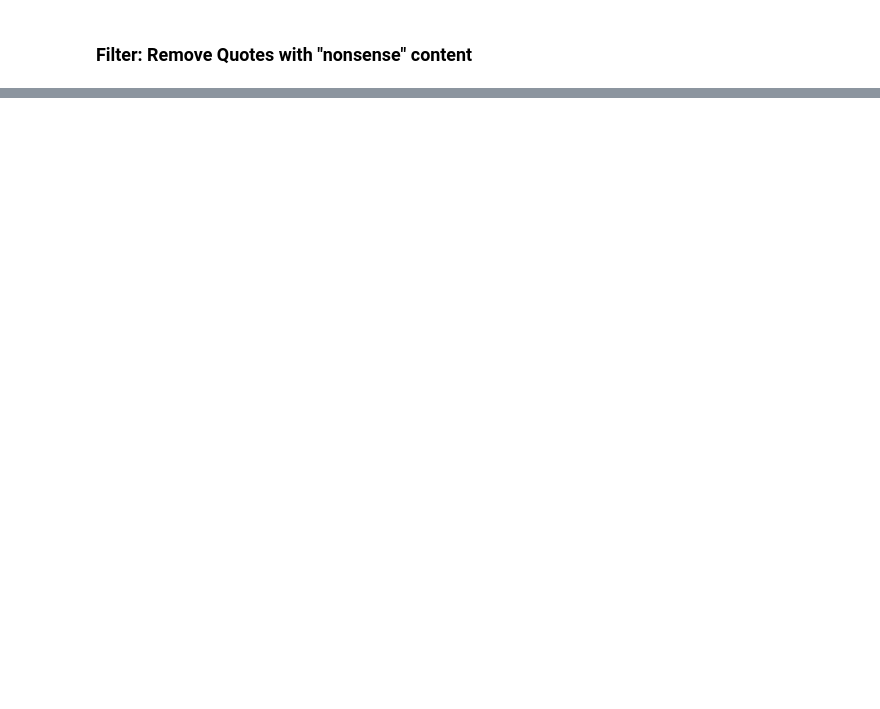
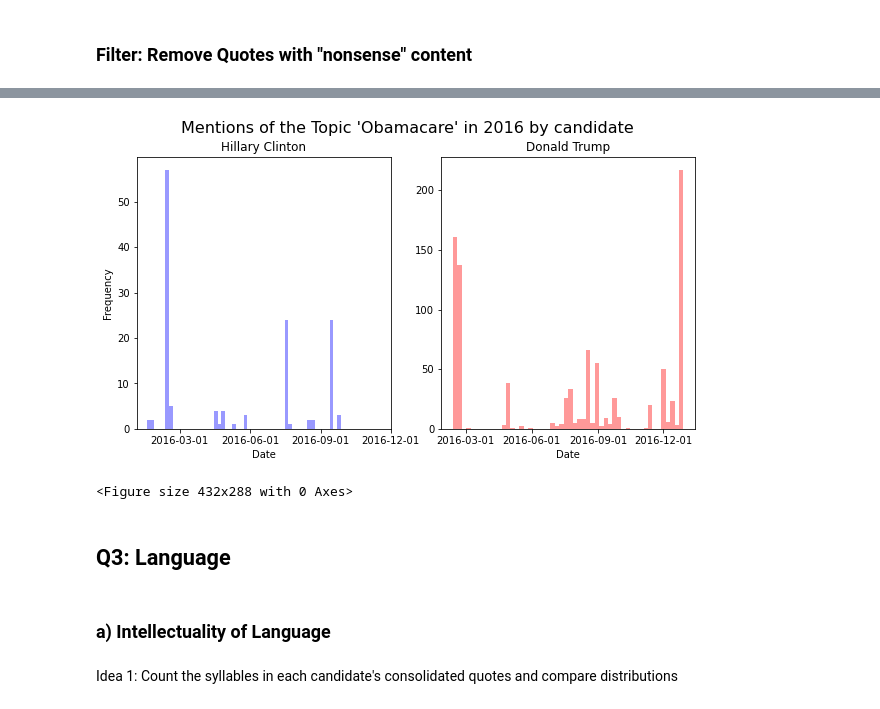
Before and after one commit to epfl-ada/ada-2021-project-radar, a Jupyter notebook: Milestone2.ipynb, the cells around one changed output, grey strips where cells are left out. Drawn from its saved outputs; the diff is of its cells as text; code cells hidden in the pictures; blank space fills up the shorter version.

```diff
--- a/Milestone2.ipynb
+++ b/Milestone2.ipynb
@@ -87,0 +443,42 @@ PROBAS_CUTOFF_VALUE = 0.4
+# %%
+def quote_topics_histogram(df_hc, df_dt, bins=52, topic_name=""):
+
+    fig, axs = plt.subplots(1, 2, figsize=(10, 5))
+
+    kwargs = {
+        "alpha" : 0.4,
+        "bins": bins,
+    }
+
+    axs[0].hist(df_hc['date'], weights=df_hc['numOccurrences'], color="b", **kwargs)
+    axs[1].hist(df_dt['date'], weights=df_dt['numOccurrences'], color="r", **kwargs)
+
+    fig.suptitle(f"Mentions of the Topic '{topic_name}' in 2016 by candidate", fontsize=16)
+
+    axs[0].set_ylabel('Frequency')
+
+    axs[0].title.set_text('Hillary Clinton')
+    axs[0].set_xlabel('Date')
+
+    axs[1].title.set_text('Donald Trump')
+    axs[1].set_xlabel('Date')
+
+    ticks = [f"2016-0{i * 3}-01" for i in range(1,4)] + ["2016-12-01"]
+
+    axs[0].set_xticks(ticks)
+    axs[1].set_xticks(ticks)
+
+    plt.show()
+    plt.clf()
+# %%
+# Example:
+quote_topics_histogram(df_obamacare_hc, df_obamacare_dt, topic_name="Obamacare")
+# %% [output]
+[figure, added]
+<Figure size 432x288 with 0 Axes>
+# %% [markdown]
+## Q3: Language
+# %% [markdown]
+### a) Intellectuality of Language
+# %% [markdown]
+Idea 1: Count the syllables in each candidate's consolidated quotes and compare distributions
```
Also changed, not shown: parts of 92 cells of this notebook, 1 other file.
